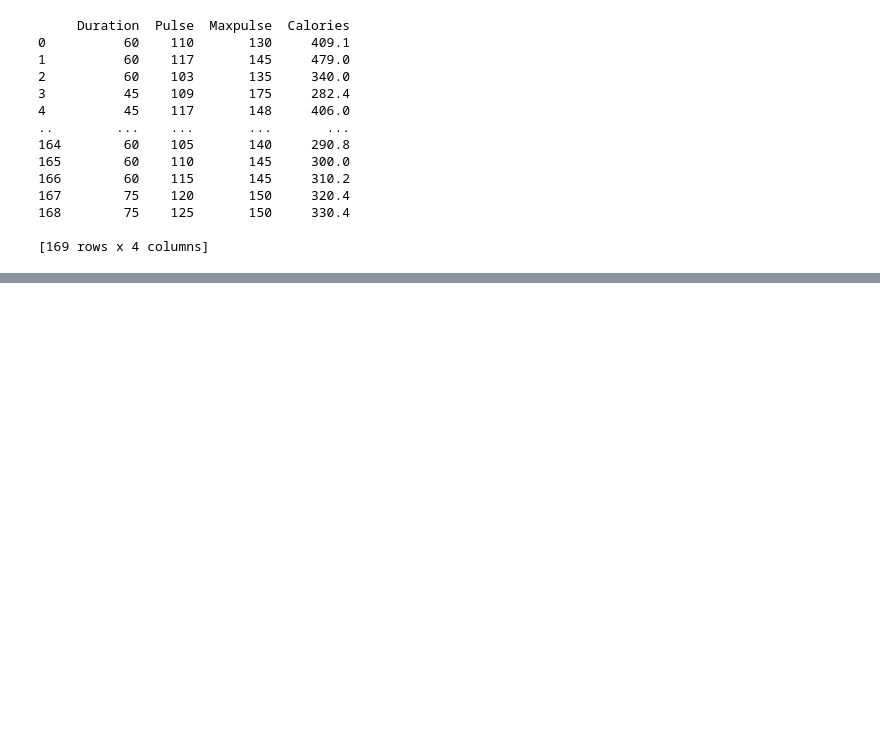
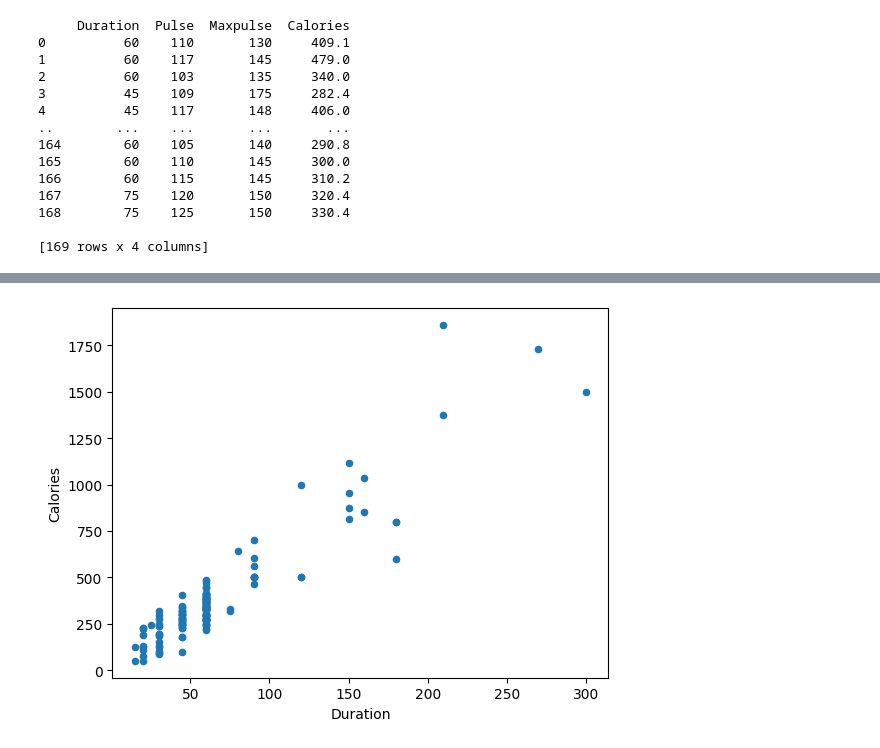
Before and after one commit to Yogesh0801/Python_Programming, a Jupyter notebook: python Library/pandas.ipynb, the cells around one changed output, grey strips where cells are left out. Drawn from its saved outputs; the diff is of its cells as text; code cells hidden in the pictures; blank space fills up the shorter version.

```diff
--- a/python Library/pandas.ipynb
+++ b/python Library/pandas.ipynb
@@ -173,0 +664,6 @@ print(df)
+# %%
+# scatter plot
+df.plot(x='Duration', y='Calories', kind='scatter')
+plt.show()
+# %% [output]
+[figure, added]
```
Also changed, not shown: parts of 46 cells of this notebook, 2 other files.
